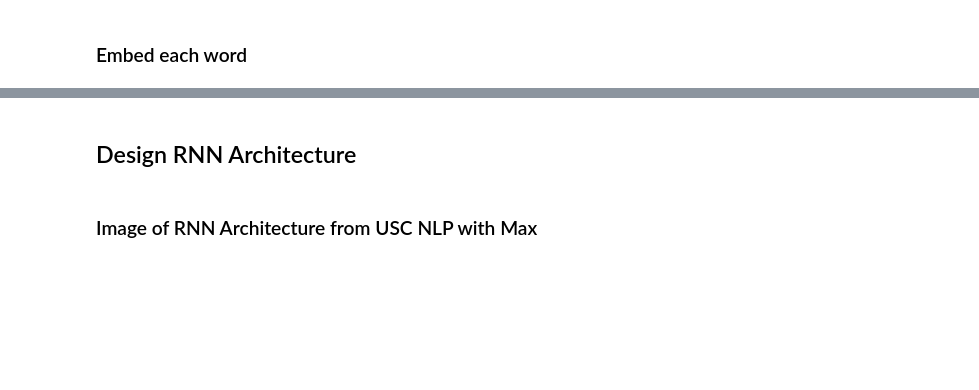
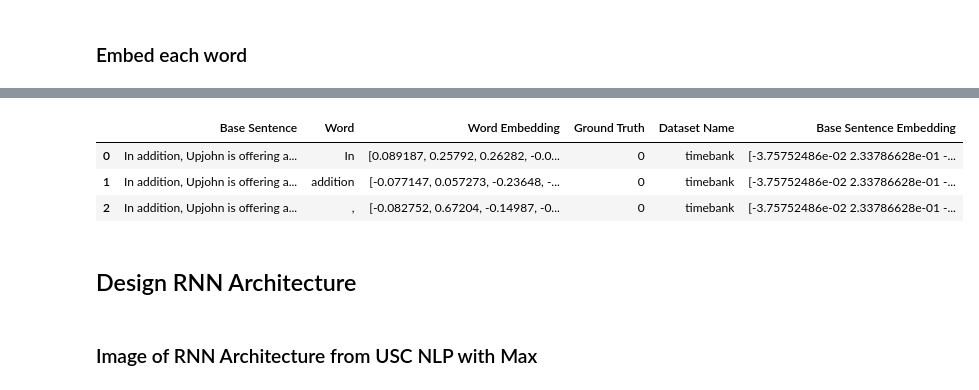
Before and after one commit to ufdatastudio/predictions, a Jupyter notebook: notebook_experiments/rnn_for_classification.ipynb, the cells around one changed output, grey strips where cells are left out. Drawn from its saved outputs; the diff is of its cells as text; code cells hidden in the pictures; blank space fills up the shorter version.

```diff
--- a/notebook_experiments/rnn_for_classification.ipynb
+++ b/notebook_experiments/rnn_for_classification.ipynb
@@ -113,3 +122,11 @@ train_embeddings_df.head(3)
+# %%
+test_embeddings_df = test_sfe.word_embeddings_extraction(reorder_cols=["Base Sentence", "Word", "Word Embedding", "Ground Truth"])
+test_embeddings_df.head(3)
+# %% [output]
+|  | Base Sentence | Word | Word Embedding | Ground Truth | Dataset Name | Base Sentence Embedding |
+| 0 | In addition, Upjohn is offering a... | In | [0.089187, 0.25792, 0.26282, -0.0... | 0 | timebank | [-3.75752486e-02 2.33786628e-01 -... |
+| 1 | In addition, Upjohn is offering a... | addition | [-0.077147, 0.057273, -0.23648, -... | 0 | timebank | [-3.75752486e-02 2.33786628e-01 -... |
+| 2 | In addition, Upjohn is offering a... | , | [-0.082752, 0.67204, -0.14987, -0... | 0 | timebank | [-3.75752486e-02 2.33786628e-01 -... |
 # %% [markdown]
 ## Design RNN Architecture
 # %% [markdown]
```
Also changed, not shown: parts of 22 cells of this notebook.
